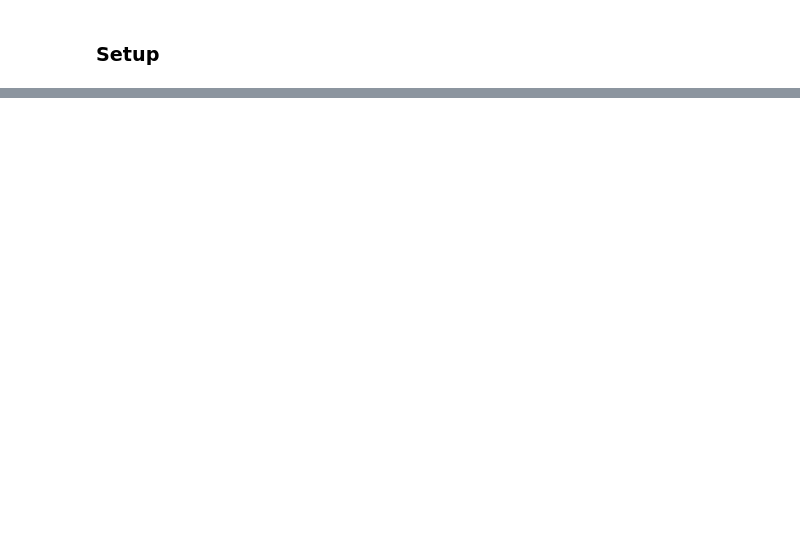
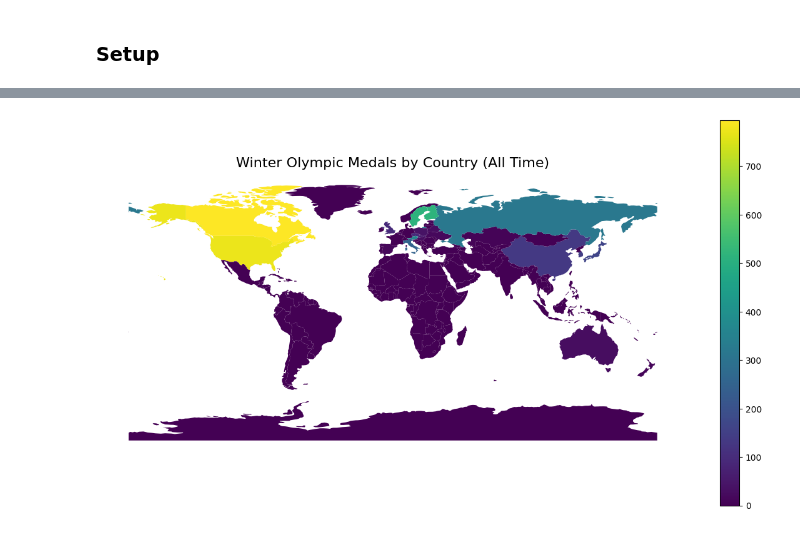
Before and after one commit to dpark2380/comm3180_S26_Blog, a Jupyter notebook: posts/blog_03_olympics/DOW3_olympics.ipynb, the cells around one changed output, grey strips where cells are left out. Saved outputs shown, nothing was run; the diff lists cells and outputs as text; code cells hidden in the pictures; blank space fills up the shorter version.

```diff
--- a/posts/blog_03_olympics/DOW3_olympics.ipynb
+++ b/posts/blog_03_olympics/DOW3_olympics.ipynb
@@ -25,4 +36,13 @@ import matplotlib.pyplot as plt
 
 wolympics_df = pd.read_csv('data/winter_olympics_medals.csv')
 
+wolympics_df = wolympics_df[~wolympics_df['year'].isin([2012,2016])]
+
+
 wolympics_df.sample(20)
+bios_df = pd.read_csv('data/bios.csv')
+pop_df = pd.read_csv('data/populations.csv')
+medals_df = wolympics_df[wolympics_df["medal"].notna()].copy()
+
+world = gpd.read_file("data/worldmap.json")
+region_lookup = world[["iso_a3", "continent", "region_un", "subregion"]].copy()
@@ -170,0 +49,9 @@ plt.show()
+# %%
+country_totals = (
+    medals_df.groupby("noc")
+    .size()
+    .reset_index(name="medals_total")
+    .sort_values("medals_total", ascending=False)
+)
+
+country_totals.head(5)
@@ -170,0 +65,24 @@ plt.show()
+# %%
+medals_with_region = country_totals.merge(
+    region_lookup,
+    left_on="noc",
+    right_on="iso_a3",
+    how="left"
+)
+
+world_medals = world.merge(
+    country_totals,
+    left_on="iso_a3",
+    right_on="noc",
+    how="left"
+)
+
+world_medals["medals_total"] = world_medals["medals_total"].fillna(0)
+
+ax = world_medals.plot(column="medals_total", legend=True, figsize=(15,8))
+ax.set_title("Winter Olympic Medals by Country (All Time)", fontsize=16)
+ax.axis("off")
+
+plt.show()
+# %% [output]
+[figure, added]
```
Also changed, not shown: parts of 26 cells of this notebook, 1 other file.
